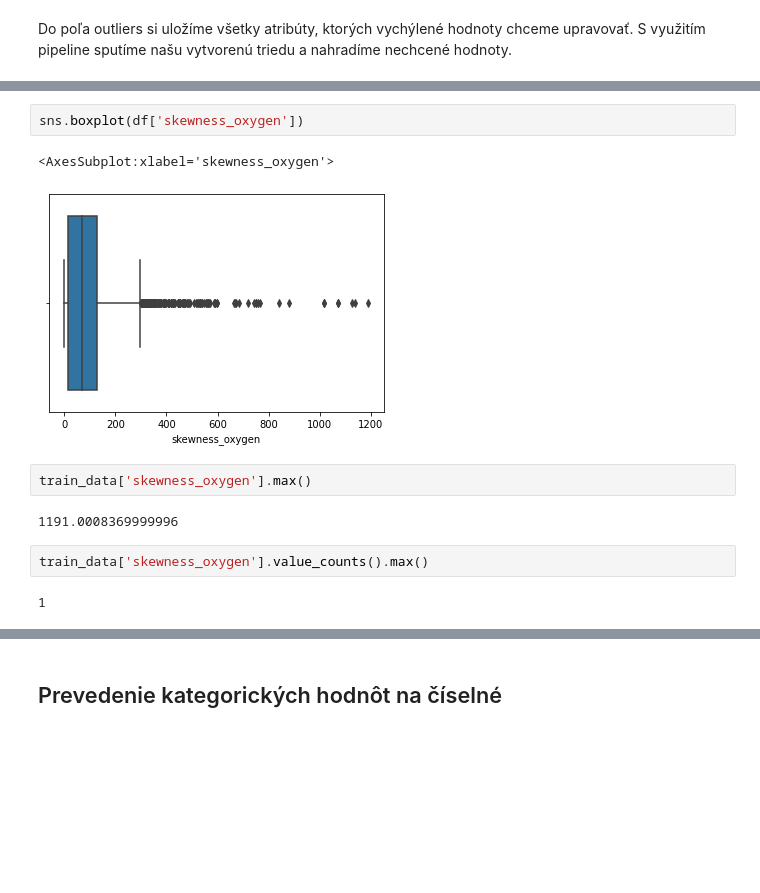
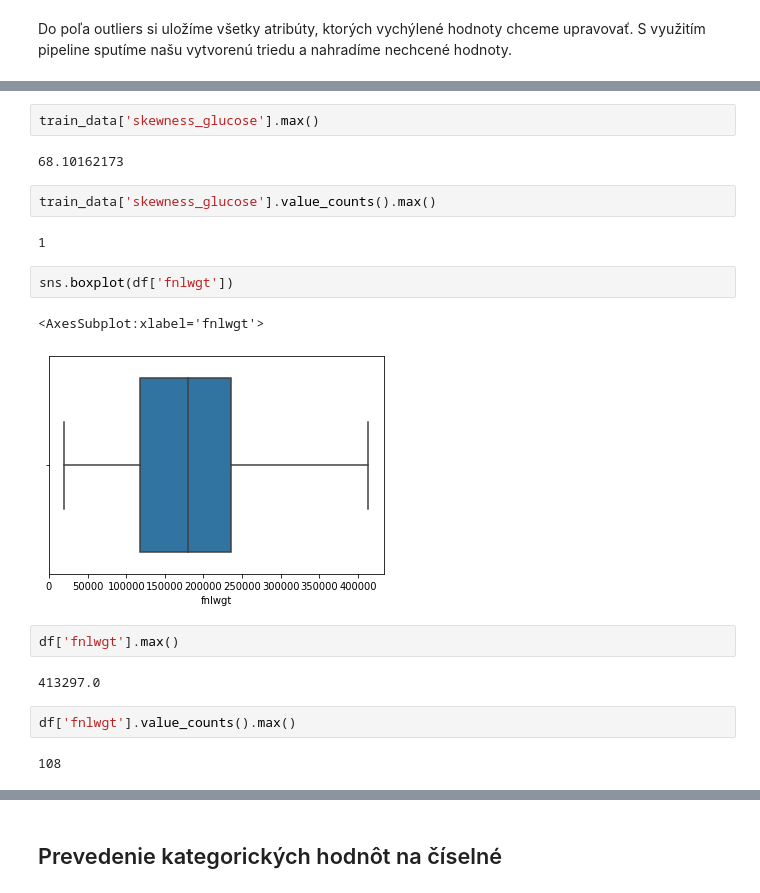
Before and after one commit to martinbudinsky3/diabetes-prediction, a Jupyter notebook: Budinsky_Balekova_Predspracovanie – kópia.ipynb, the cells around one changed output, grey strips where cells are left out. Drawn from its saved outputs; the diff is of its cells as text; blank space fills up the shorter version.

```diff
--- a/Budinsky_Balekova_Predspracovanie – kópia.ipynb
+++ b/Budinsky_Balekova_Predspracovanie – kópia.ipynb
@@ -647,13 +665,21 @@ train_data = pipelines.fit_transform(train_data)
+# %%
+train_data['skewness_glucose'].max()
+# %% [output]
+68.10162173
+# %%
+train_data['skewness_glucose'].value_counts().max()
+# %% [output]
+1
 # %%
-sns.boxplot(df['skewness_oxygen'])
+sns.boxplot(df['fnlwgt'])
 # %% [output]
-<AxesSubplot:xlabel='skewness_oxygen'>
+<AxesSubplot:xlabel='fnlwgt'>
-[figure, old version]
+[figure, new version]
-# %%
-train_data['skewness_oxygen'].max()
-# %% [output]
-1191.0008369999996
+# %%
+df['fnlwgt'].max()
+# %% [output]
+413297.0
 # %%
-train_data['skewness_oxygen'].value_counts().max()
+df['fnlwgt'].value_counts().max()
 # %% [output]
-1
+108
```
Also changed, not shown: parts of 9 cells of this notebook.
